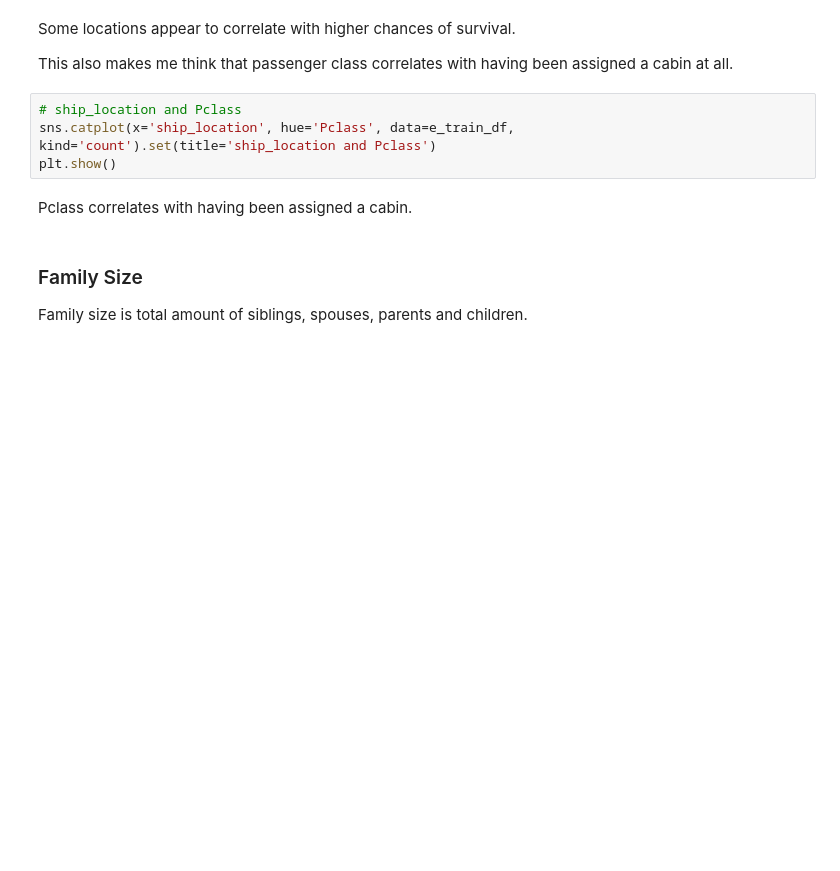
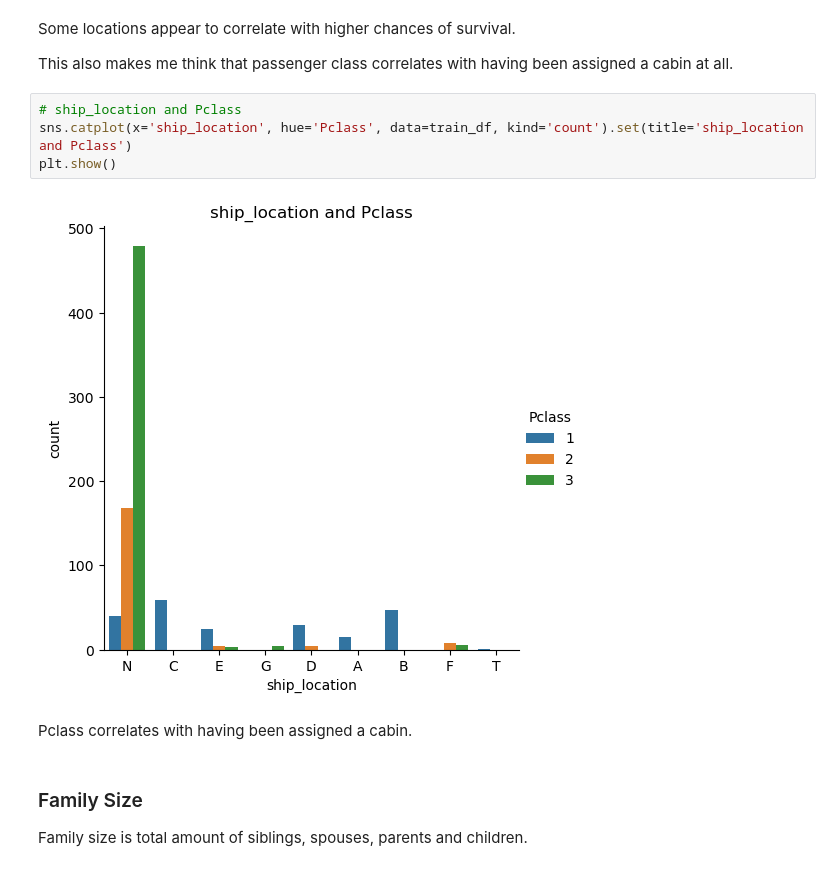
Before and after one commit to levimjoseph/kaggle-public, a Jupyter notebook: titanic-classification.ipynb, the cells around one changed output. Saved outputs shown, nothing was run; the diff lists cells and outputs as text; blank space fills up the shorter version.

```diff
--- a/titanic-classification.ipynb
+++ b/titanic-classification.ipynb
@@ -492,8 +492,10 @@ Some locations appear to correlate with higher chances of survival.
 This also makes me think that passenger class correlates with having been assigned a cabin at all.
 # %%
 # ship_location and Pclass
-sns.catplot(x='ship_location', hue='Pclass', data=e_train_df, kind='count').set(title='ship_location and Pclass')
+sns.catplot(x='ship_location', hue='Pclass', data=train_df, kind='count').set(title='ship_location and Pclass')
 plt.show()
+# %% [output]
+[figure, added]
 # %% [markdown]
 Pclass correlates with having been assigned a cabin.
 # %% [markdown]
```
Also changed, not shown: parts of 34 cells of this notebook.
